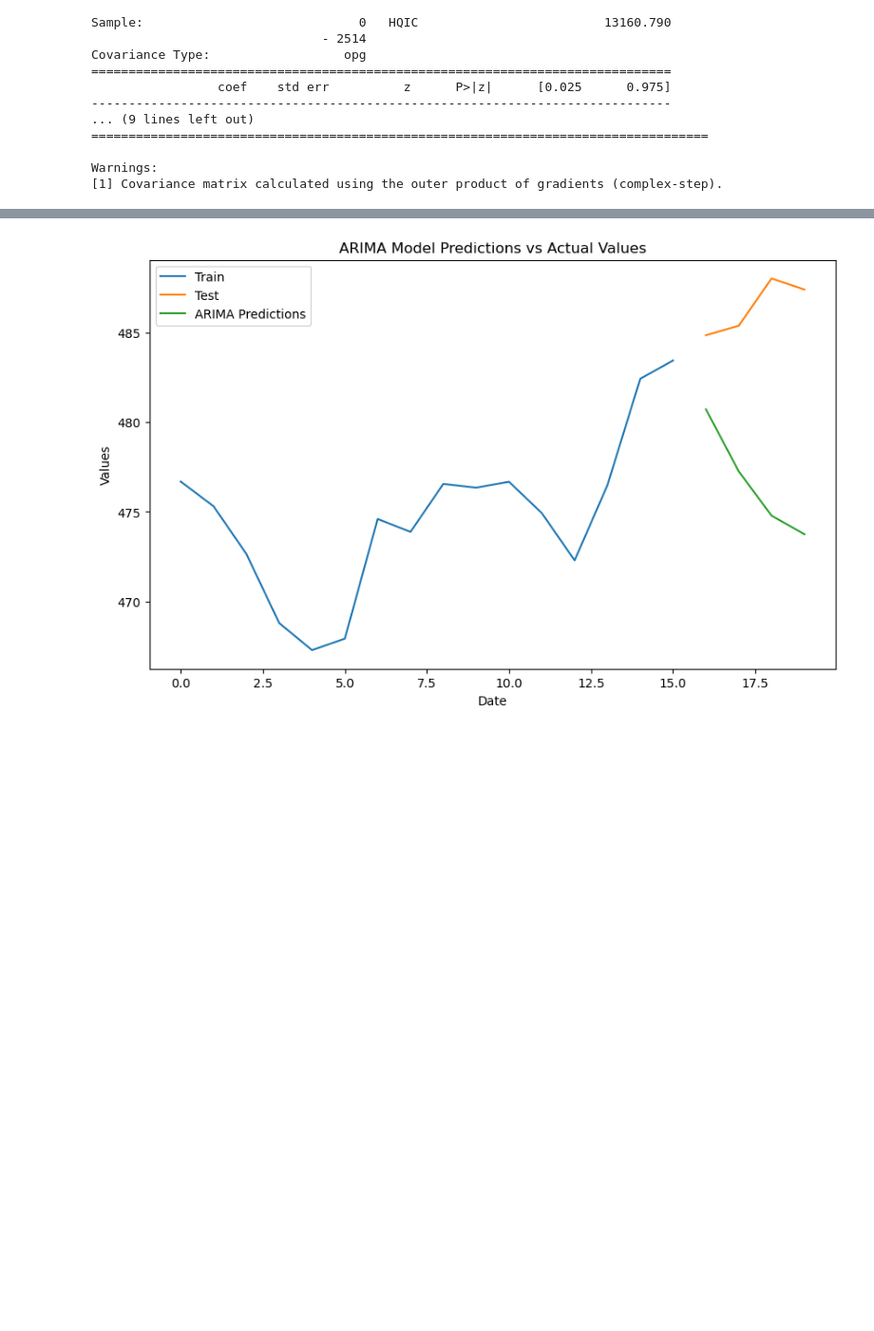
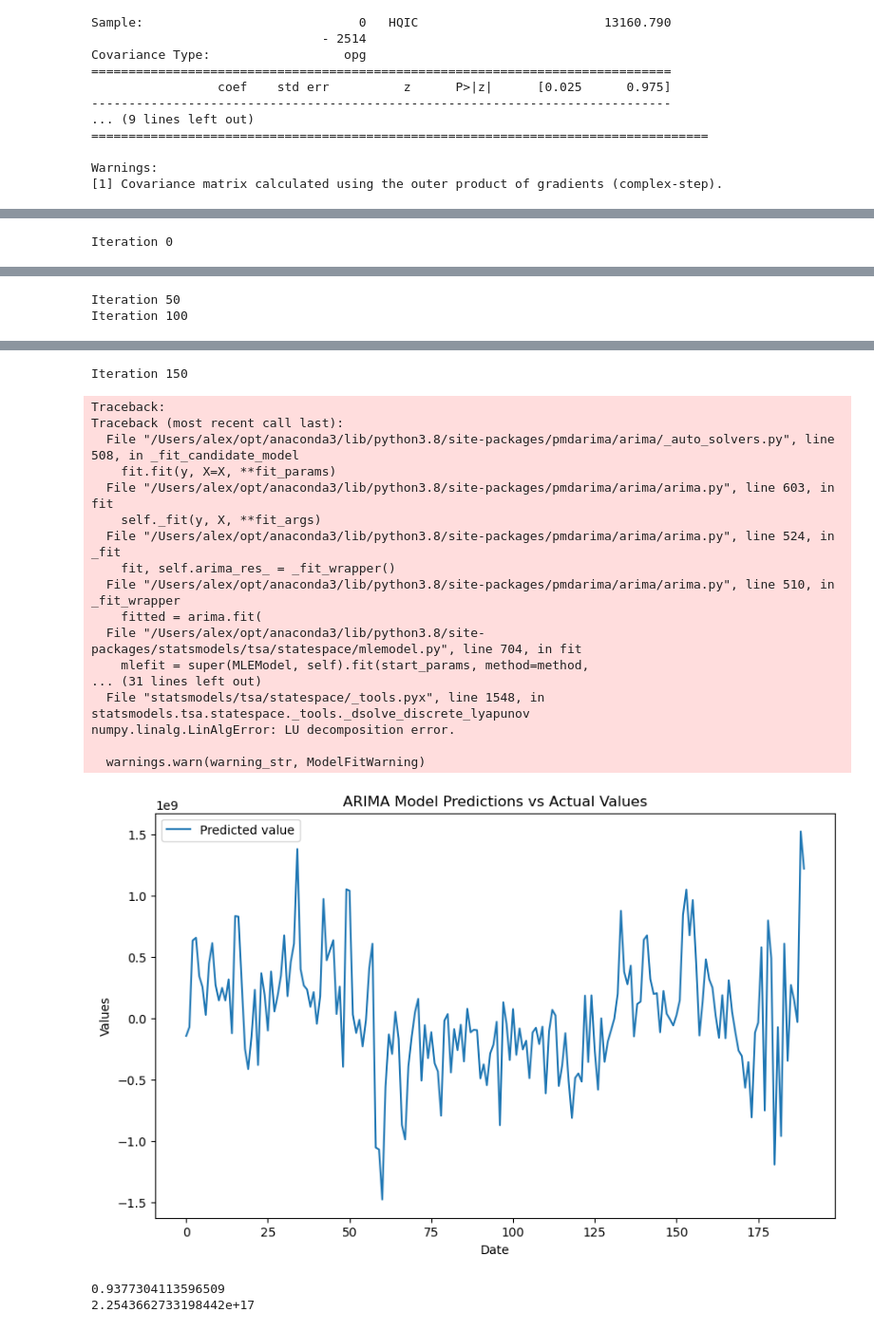
Before and after one commit to paulfav/ts_forecasting, a Jupyter notebook: ARMA_ARRIMA.ipynb, the cells around one changed output, grey strips where cells are left out. Shown at 95% size. Drawn from its saved outputs; the diff is of its cells as text; code cells hidden in the pictures; blank space fills up the shorter version.

Commit message:
une iteration faite

```diff
--- a/ARMA_ARRIMA.ipynb
+++ b/ARMA_ARRIMA.ipynb
@@ -55,13 +57,3 @@ Covariance Type:                  opg
 
 Warnings:
 [1] Covariance matrix calculated using the outer product of gradients (complex-step).
-# %%
-# ARIMA
-ts = data['Close'].to_numpy()
-
-# The order (p,d,q) needs to be specified
-# p: number of autoregressive terms, d: degree of differencing, q: number of moving average terms
-model = sm.tsa.arima.ARIMA(ts, order=(1, 1, 1))
-results = model.fit()
-
-print(results.summary())
@@ -86,32 +60,46 @@ Warnings:
 # %%
 import matplotlib.pyplot as plt
 import pmdarima as pm
+import numpy as np
+from sklearn.metrics import r2_score  as r2
+from sklearn.metrics import mean_squared_error as mse
 
-ts = ts[-50:]
-n = len(ts)
-train = ts[0:int(n*0.8)]
-ind1 = [i for i in range(int(n*0.8))]
-test = ts[int(n*0.8):]
-ind2 = [i for i in range(int(n*0.8), n)]
 
-# Fit the ARIMA model
-# You need to specify the order (p, d, q)
-# Example: ARIMA(1, 1, 1)
-model = pm.auto_arima(train)
+# ARIMA
+ts = data['close'].to_numpy()[-200:]
+
+trainWindow = 10
+
+ytrue = ts[trainWindow:]
+ypred = []
+index = [i for i in range(len(ytrue))]
+
+for i in range(len(ytrue)):
+    trainSet = ts[i:i+trainWindow]
+    model = pm.auto_arima(trainSet)
+    ypred.append(model.predict(n_periods = 1)[0])
+
+    if i%50 == 0:
+        print("Iteration", i)
+
 
 
 
 # Make predictions
-predictions = model.predict(n_periods = len(test))
+predictions = model.predict(n_periods = 1)
 
 # Plotting the results
 plt.figure(figsize=(10, 6))
-plt.plot(ind1, train, label='Train')
-plt.plot(ind2, test, label='Test')
-plt.plot(ind2, predictions, label='ARIMA Predictions')
+#plt.plot(index, ytrue, label='Reel value')
+#plt.plot(index, ypred, label='Predicted value')
+plt.plot(index, np.subtract(ytrue,ypred), label='Predicted value')
 plt.title('ARIMA Model Predictions vs Actual Values')
 plt.xlabel('Date')
 plt.ylabel('Values')
 plt.legend()
 plt.show()
+
+print(r2(ytrue,ypred))
+print(mse(ytrue,ypred))
 # %% [output]
+Iteration 0
@@ -117,0 +123,2 @@ plt.show()
+Iteration 50
+Iteration 100
@@ -118 +142,21 @@ plt.show()
+Iteration 150
+Traceback:
+Traceback (most recent call last):
+  File "/Users/alex/opt/anaconda3/lib/python3.8/site-packages/pmdarima/arima/_auto_solvers.py", line 508, in _fit_candidate_model
+    fit.fit(y, X=X, **fit_params)
+  File "/Users/alex/opt/anaconda3/lib/python3.8/site-packages/pmdarima/arima/arima.py", line 603, in fit
+    self._fit(y, X, **fit_args)
+  File "/Users/alex/opt/anaconda3/lib/python3.8/site-packages/pmdarima/arima/arima.py", line 524, in _fit
+    fit, self.arima_res_ = _fit_wrapper()
+  File "/Users/alex/opt/anaconda3/lib/python3.8/site-packages/pmdarima/arima/arima.py", line 510, in _fit_wrapper
+    fitted = arima.fit(
+  File "/Users/alex/opt/anaconda3/lib/python3.8/site-packages/statsmodels/tsa/statespace/mlemodel.py", line 704, in fit
+    mlefit = super(MLEModel, self).fit(start_params, method=method,
+... (31 lines left out)
+  File "statsmodels/tsa/statespace/_tools.pyx", line 1548, in statsmodels.tsa.statespace._tools._dsolve_discrete_lyapunov
+numpy.linalg.LinAlgError: LU decomposition error.
+
+  warnings.warn(warning_str, ModelFitWarning)
-[figure, old version]
+[figure, new version]
+0.9377304113596509
+2.2543662733198442e+17
```
Also changed, not shown: parts of 3 cells of this notebook.
